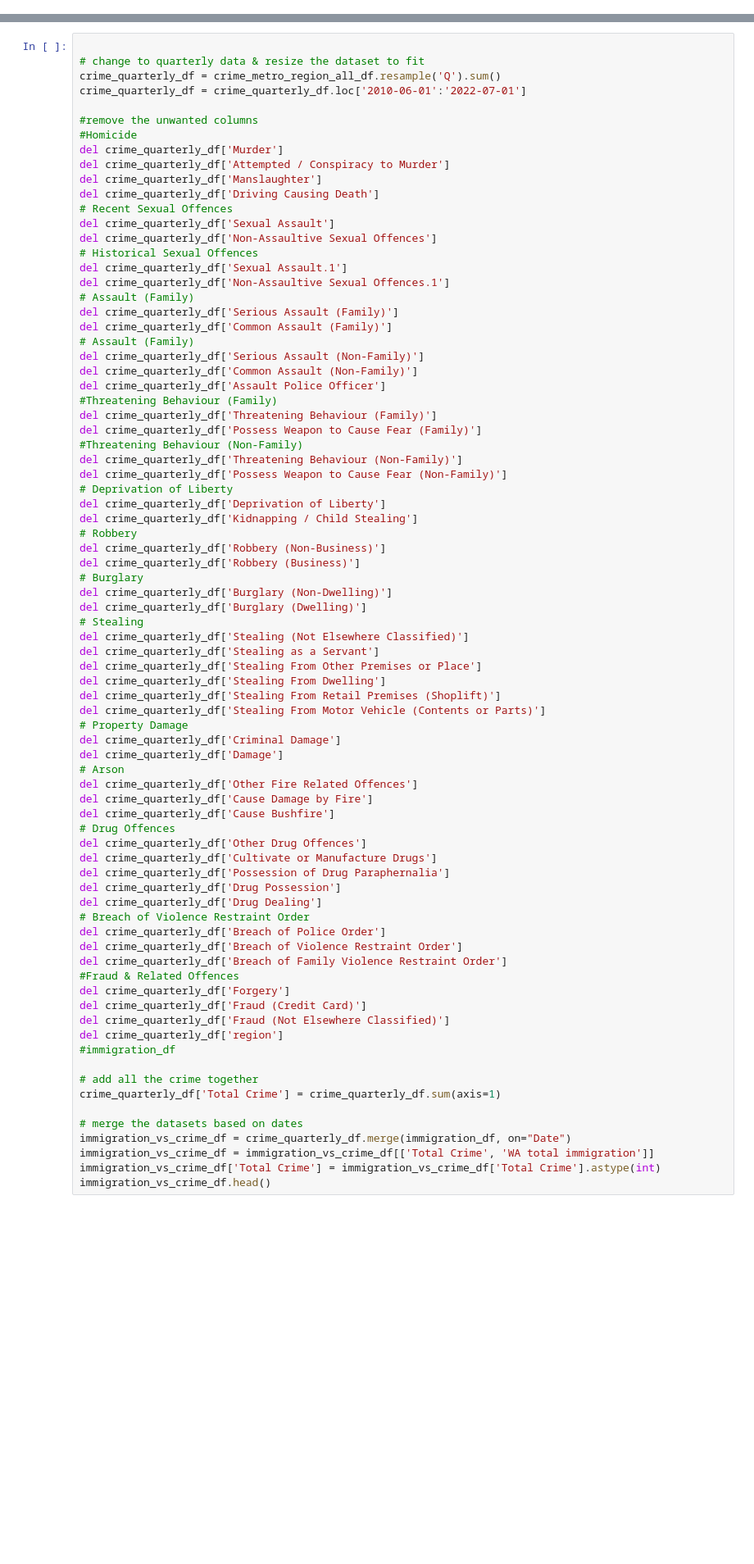
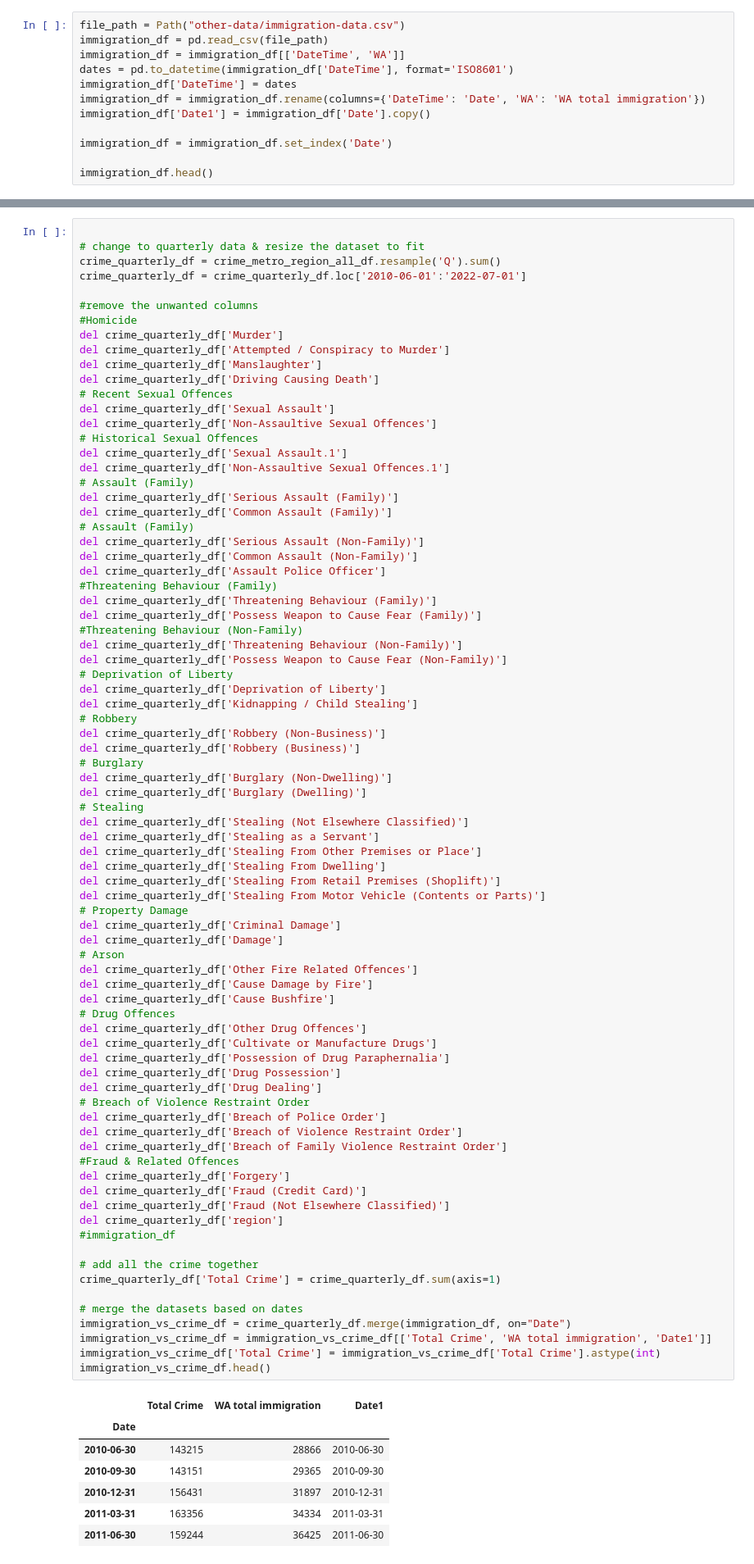
Before and after one commit to DrishP98/Project-1-, a Jupyter notebook: analysis-1.ipynb, the cells around one changed output, grey strips where cells are left out. Shown at 82% size. Cells and saved outputs as stored; diff of their text form; blank space fills up the shorter version.

```diff
--- a/analysis-1.ipynb
+++ b/analysis-1.ipynb
@@ -44,3 +43,15 @@ last_days = dates + pd.offsets.MonthEnd(1)
 crime_metro_region_all_df['Month and Year'] = last_days
 crime_metro_region_all_df = crime_metro_region_all_df.rename(columns={'Month and Year': 'Date'})
 crime_metro_region_all_df = crime_metro_region_all_df.set_index('Date')
+# %%
+file_path = Path("other-data/immigration-data.csv")
+immigration_df = pd.read_csv(file_path)
+immigration_df = immigration_df[['DateTime', 'WA']]
+dates = pd.to_datetime(immigration_df['DateTime'], format='ISO8601')
+immigration_df['DateTime'] = dates
+immigration_df = immigration_df.rename(columns={'DateTime': 'Date', 'WA': 'WA total immigration'})
+immigration_df['Date1'] = immigration_df['Date'].copy()
+
+immigration_df = immigration_df.set_index('Date')
+
+immigration_df.head()
@@ -95,34 +114,42 @@ del crime_quarterly_df['Stealing From Motor Vehicle (Contents or Parts)']
 del crime_quarterly_df['Criminal Damage']
 del crime_quarterly_df['Damage']
 # Arson
 del crime_quarterly_df['Other Fire Related Offences']
 del crime_quarterly_df['Cause Damage by Fire']
 del crime_quarterly_df['Cause Bushfire']
 # Drug Offences
 del crime_quarterly_df['Other Drug Offences']
 del crime_quarterly_df['Cultivate or Manufacture Drugs']
 del crime_quarterly_df['Possession of Drug Paraphernalia']
 del crime_quarterly_df['Drug Possession']
 del crime_quarterly_df['Drug Dealing']
 # Breach of Violence Restraint Order
 del crime_quarterly_df['Breach of Police Order']
 del crime_quarterly_df['Breach of Violence Restraint Order']
 del crime_quarterly_df['Breach of Family Violence Restraint Order']
 #Fraud & Related Offences
 del crime_quarterly_df['Forgery']
 del crime_quarterly_df['Fraud (Credit Card)']
 del crime_quarterly_df['Fraud (Not Elsewhere Classified)']
 del crime_quarterly_df['region']
 #immigration_df
 
 # add all the crime together
 crime_quarterly_df['Total Crime'] = crime_quarterly_df.sum(axis=1)
 
 # merge the datasets based on dates
 immigration_vs_crime_df = crime_quarterly_df.merge(immigration_df, on="Date")
-immigration_vs_crime_df = immigration_vs_crime_df[['Total Crime', 'WA total immigration']]
+immigration_vs_crime_df = immigration_vs_crime_df[['Total Crime', 'WA total immigration', 'Date1']]
 immigration_vs_crime_df['Total Crime'] = immigration_vs_crime_df['Total Crime'].astype(int)
 immigration_vs_crime_df.head()
+# %% [output]
+|  | Total Crime | WA total immigration | Date1 |
+| Date |  |  |  |
+| 2010-06-30 | 143215 | 28866 | 2010-06-30 |
+| 2010-09-30 | 143151 | 29365 | 2010-09-30 |
+| 2010-12-31 | 156431 | 31897 | 2010-12-31 |
+| 2011-03-31 | 163356 | 34334 | 2011-03-31 |
+| 2011-06-30 | 159244 | 36425 | 2011-06-30 |
 # %%
 # create a scatter plot
 """x_values = population_vs_crime_df['Total Crime']
```
Also changed, not shown: parts of 9 cells of this notebook.
